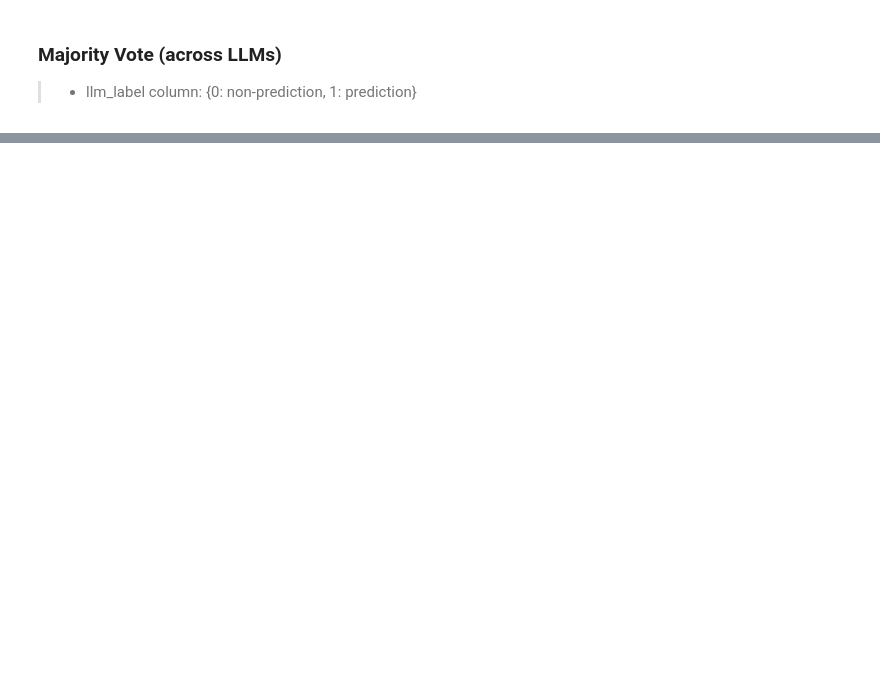
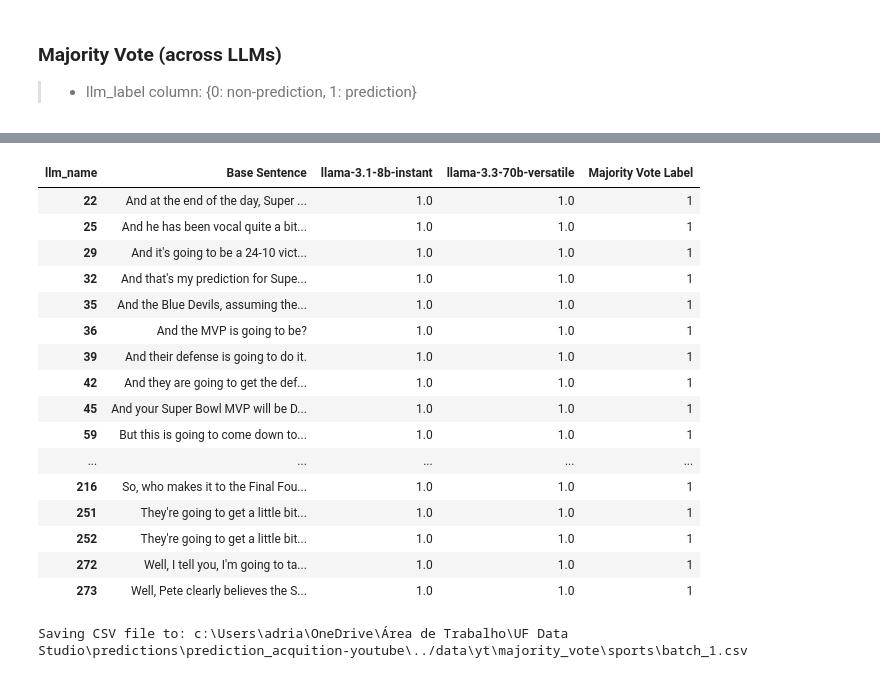
Before and after one commit to ufdatastudio/predictions, a Jupyter notebook: prediction_acquition-youtube/2-label_text.ipynb, the cells around one changed output, grey strips where cells are left out. Cells and saved outputs as stored; diff of their text form; code cells hidden in the pictures; blank space fills up the shorter version.

```diff
--- a/prediction_acquition-youtube/2-label_text.ipynb
+++ b/prediction_acquition-youtube/2-label_text.ipynb
@@ -324,0 +326,26 @@ results_df
+# %%
+results_df[results_df['Majority Vote Label']==1]
+# %% [output]
+| llm_name | Base Sentence | llama-3.1-8b-instant | llama-3.3-70b-versatile | Majority Vote Label |
+| 22 | And at the end of the day, Super ... | 1.0 | 1.0 | 1 |
+| 25 | And he has been vocal quite a bit... | 1.0 | 1.0 | 1 |
+| 29 | And it's going to be a 24-10 vict... | 1.0 | 1.0 | 1 |
+| 32 | And that's my prediction for Supe... | 1.0 | 1.0 | 1 |
+| 35 | And the Blue Devils, assuming the... | 1.0 | 1.0 | 1 |
+| 36 | And the MVP is going to be? | 1.0 | 1.0 | 1 |
+| 39 | And their defense is going to do it. | 1.0 | 1.0 | 1 |
+| 42 | And they are going to get the def... | 1.0 | 1.0 | 1 |
+| 45 | And your Super Bowl MVP will be D... | 1.0 | 1.0 | 1 |
+| 59 | But this is going to come down to... | 1.0 | 1.0 | 1 |
+| ... | ... | ... | ... | ... |
+| 216 | So, who makes it to the Final Fou... | 1.0 | 1.0 | 1 |
+| 251 | They're going to get a little bit... | 1.0 | 1.0 | 1 |
+| 252 | They're going to get a little bit... | 1.0 | 1.0 | 1 |
+| 272 | Well, I tell you, I'm going to ta... | 1.0 | 1.0 | 1 |
+| 273 | Well, Pete clearly believes the S... | 1.0 | 1.0 | 1 |
+# %%
+base_data_path = DataProcessing.load_base_data_path(notebook_dir=notebook_dir)
+save_data_path = os.path.join(base_data_path, "yt", "majority_vote", "sports")
+DataProcessing.save_to_file(results_df, path=save_data_path, prefix='batch_1', save_file_type='csv', include_version=False)
+# %% [output]
+Saving CSV file to: c:\Users\adria\OneDrive\Área de Trabalho\UF Data Studio\predictions\prediction_acquition-youtube\../data\yt\majority_vote\sports\batch_1.csv
```
Also changed, not shown: parts of 15 cells of this notebook, 1 other file.
